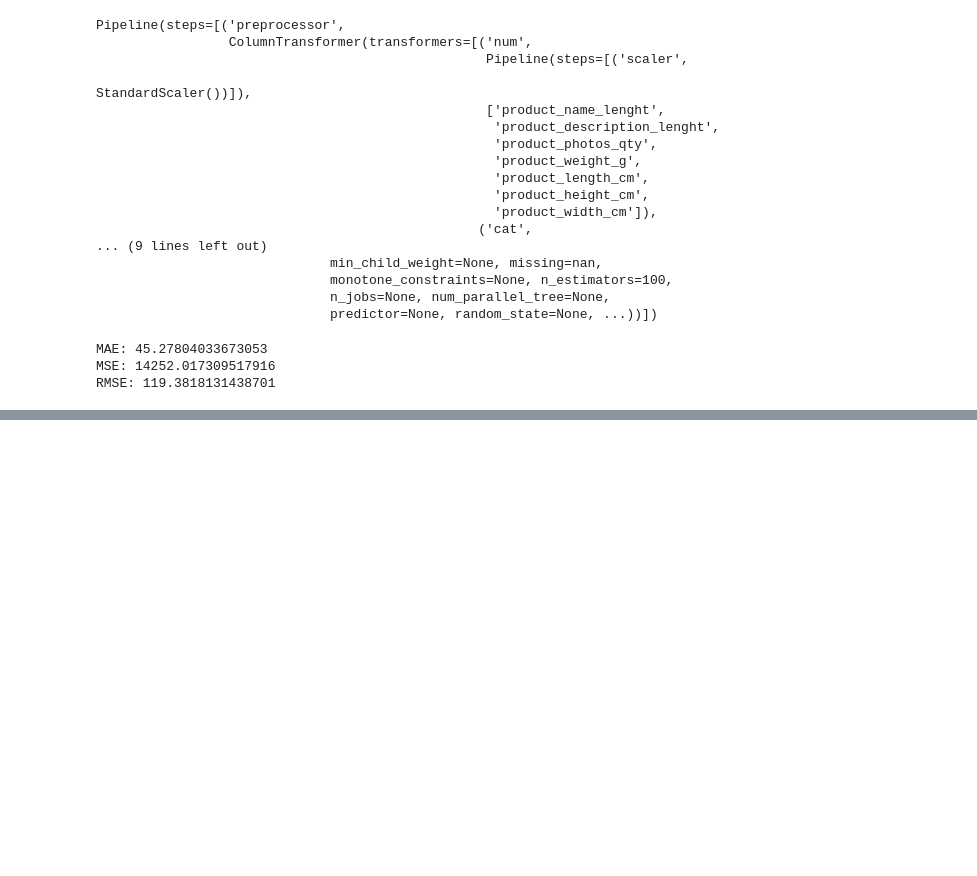
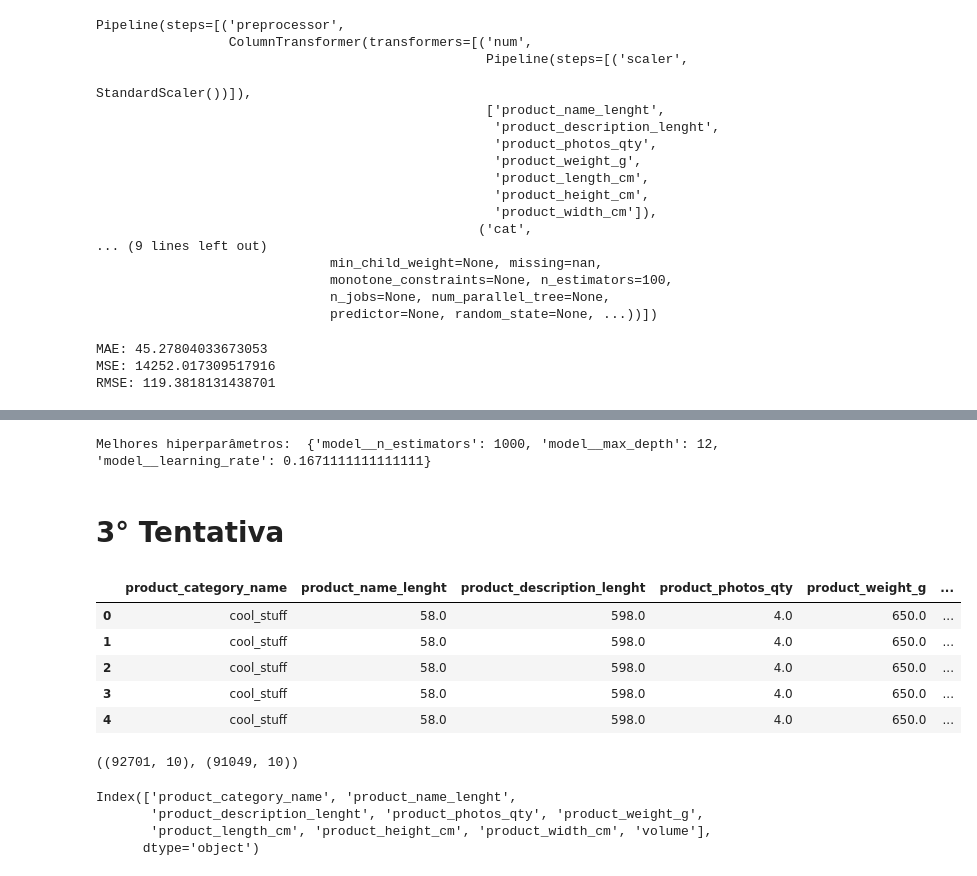
Before and after one commit to Jose-Paschoal/Curso_DS, a Jupyter notebook: Estudos - DS - 09 - Material da Nona Semana - Pricing.ipynb, the cells around one changed output, grey strips where cells are left out. Cells and saved outputs as stored; diff of their text form; code cells hidden in the pictures; blank space fills up the shorter version.

```diff
--- a/Estudos - DS - 09 - Material da Nona Semana - Pricing.ipynb
+++ b/Estudos - DS - 09 - Material da Nona Semana - Pricing.ipynb
@@ -272,0 +286,29 @@ plt.show()
+# %%
+param_grid = {
+    'model__learning_rate': np.linspace(start = 0.001, stop = 0.3, num = 10),
+    'model__max_depth': [3, 5, 7, 10, 12, 15],
+    'model__n_estimators': [100, 200, 300, 500, 1000]
+}
+
+random_search = RandomizedSearchCV(estimator = pipe, param_distributions = param_grid, cv = 5, n_iter =3)
+
+random_search.fit(X_train, y_train)
+
+print('Melhores hiperparâmetros: ', random_search.best_params_)
+# %% [output]
+Melhores hiperparâmetros:  {'model__n_estimators': 1000, 'model__max_depth': 12, 'model__learning_rate': 0.1671111111111111}
+# %% [markdown]
+# 3° Tentativa
+# %%
+## vamos criar ua nova coluna - feature e checar como ela se comporta - criando 'volume'
+
+df['volume'] = df['product_length_cm'] * df['product_height_cm'] * df['product_width_cm']
+
+df.head()
+# %% [output]
+|  | product_category_name | product_name_lenght | product_description_lenght | product_photos_qty | product_weight_g | ... |
+| 0 | cool_stuff | 58.0 | 598.0 | 4.0 | 650.0 | ... |
+| 1 | cool_stuff | 58.0 | 598.0 | 4.0 | 650.0 | ... |
+| 2 | cool_stuff | 58.0 | 598.0 | 4.0 | 650.0 | ... |
+| 3 | cool_stuff | 58.0 | 598.0 | 4.0 | 650.0 | ... |
+| 4 | cool_stuff | 58.0 | 598.0 | 4.0 | 650.0 | ... |
@@ -272,0 +321,20 @@ plt.show()
+# %%
+## fazendo tratamento de retirada de outliers
+
+train = pd.concat([X_train, y_train], axis=1)
+
+z_scores = np.abs((train['price'] - train['price'].mean())/train['price'].std())
+
+outlier_threshold = 3
+
+train_outliers = train[z_scores <= outlier_threshold]
+train.shape, train_outliers.shape
+# %% [output]
+((92701, 10), (91049, 10))
+# %%
+X_train.columns
+# %% [output]
+Index(['product_category_name', 'product_name_lenght',
+       'product_description_lenght', 'product_photos_qty', 'product_weight_g',
+       'product_length_cm', 'product_height_cm', 'product_width_cm', 'volume'],
+      dtype='object')
```
Also changed, not shown: parts of 15 cells of this notebook.
